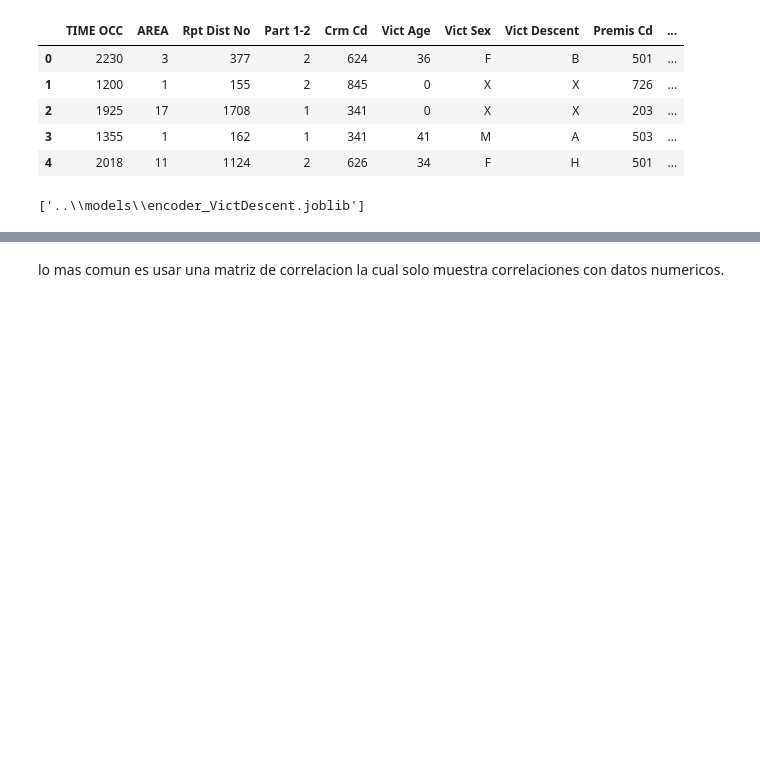
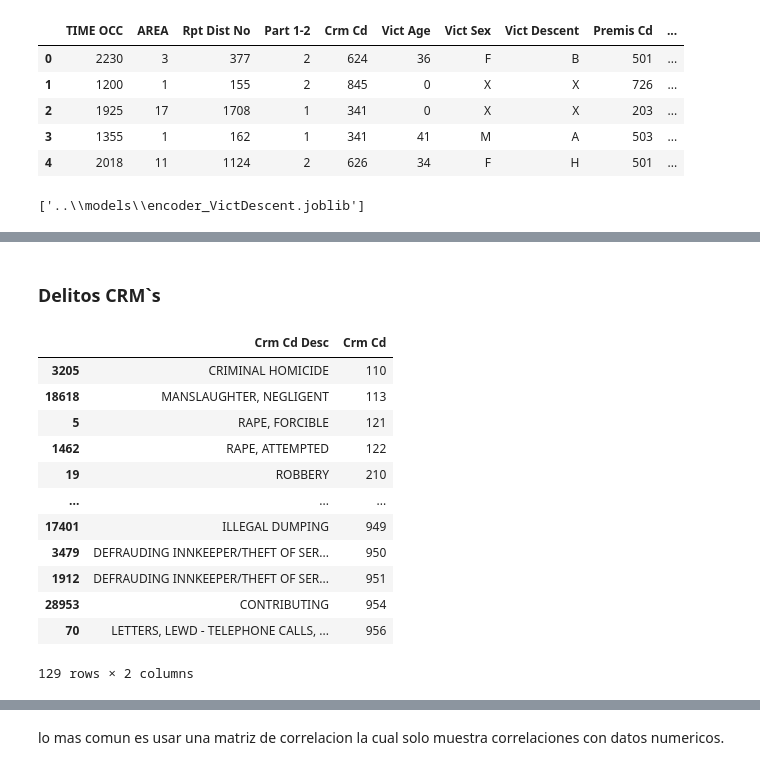
Before and after one commit to Janhjg/Runojanh-NadieEscapa, a Jupyter notebook: documents/notebook_model_train.ipynb, the cells around one changed output, grey strips where cells are left out. Drawn from its saved outputs; the diff is of its cells as text; code cells hidden in the pictures; blank space fills up the shorter version.

```diff
--- a/documents/notebook_model_train.ipynb
+++ b/documents/notebook_model_train.ipynb
@@ -132,0 +179,22 @@ joblib.dump(encoderVictDescent,"..\\models\\encoder_VictDescent.joblib")
+# %% [markdown]
+### Delitos CRM`s
+# %%
+# Limito los tipos de datos del dataset original a los de entrenamiento y creo la matriz borrando duplicados.
+mapperCrm=dforiginal[dforiginal["Crm Cd"].isin(df["Crm Cd"])][["Crm Cd Desc", "Crm Cd"]]
+mapperCrm=mapperCrm.drop_duplicates(subset="Crm Cd")
+joblib.dump(mapperCrm,"..\\models\\mapper_crm.csv")
+mapperCrm.sort_values(by="Crm Cd", ascending=True)
+# %% [output]
+|  | Crm Cd Desc | Crm Cd |
+| 3205 | CRIMINAL HOMICIDE | 110 |
+| 18618 | MANSLAUGHTER, NEGLIGENT | 113 |
+| 5 | RAPE, FORCIBLE | 121 |
+| 1462 | RAPE, ATTEMPTED | 122 |
+| 19 | ROBBERY | 210 |
+| ... | ... | ... |
+| 17401 | ILLEGAL DUMPING | 949 |
+| 3479 | DEFRAUDING INNKEEPER/THEFT OF SER... | 950 |
+| 1912 | DEFRAUDING INNKEEPER/THEFT OF SER... | 951 |
+| 28953 | CONTRIBUTING | 954 |
+| 70 | LETTERS, LEWD - TELEPHONE CALLS, ... | 956 |
+129 rows × 2 columns
```
Also changed, not shown: parts of 10 cells of this notebook, 2 other files.
